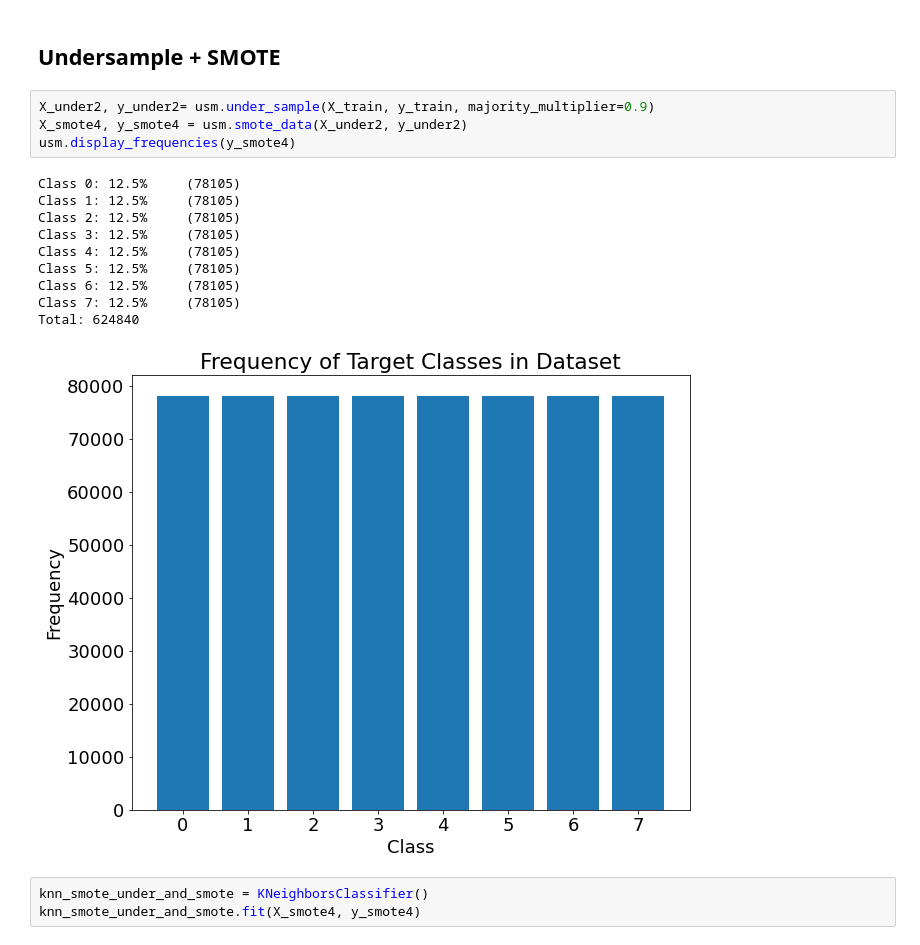
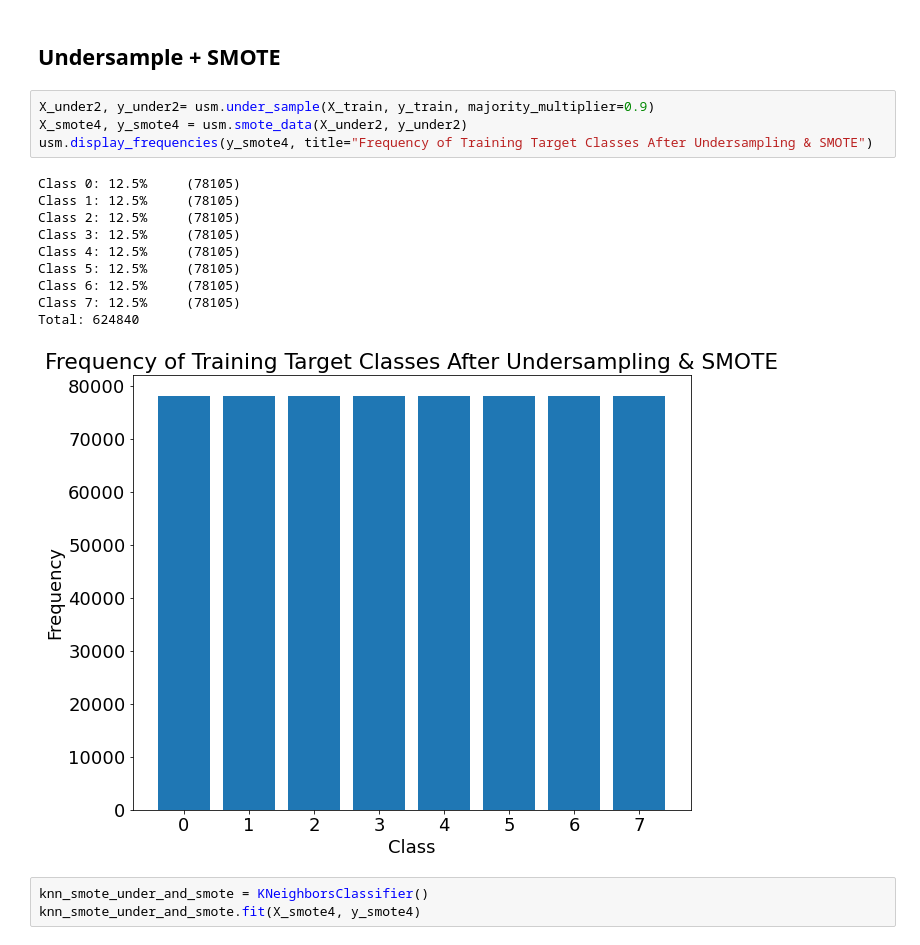
Before and after one commit to MQumairi/intro_to_ai_coursework, a Jupyter notebook: src/K Nearest Neighbor.ipynb, the cells around one changed output. Drawn from its saved outputs; the diff is of its cells as text.

```diff
--- a/src/K Nearest Neighbor.ipynb
+++ b/src/K Nearest Neighbor.ipynb
@@ -527,18 +524,18 @@ MCC (Test): 0.060028056983922516
 # %%
 X_under2, y_under2= usm.under_sample(X_train, y_train, majority_multiplier=0.9)
 X_smote4, y_smote4 = usm.smote_data(X_under2, y_under2)
-usm.display_frequencies(y_smote4)
+usm.display_frequencies(y_smote4, title="Frequency of Training Target Classes After Undersampling & SMOTE")
 # %% [output]
 Class 0: 12.5%     (78105)
 Class 1: 12.5%     (78105)
 Class 2: 12.5%     (78105)
 Class 3: 12.5%     (78105)
 Class 4: 12.5%     (78105)
 Class 5: 12.5%     (78105)
 Class 6: 12.5%     (78105)
 Class 7: 12.5%     (78105)
 Total: 624840
-[figure, old version]
+[figure, new version]
 # %%
 knn_smote_under_and_smote = KNeighborsClassifier()
 knn_smote_under_and_smote.fit(X_smote4, y_smote4)
```
Also changed, not shown: parts of 14 cells of this notebook, 10 other files.
